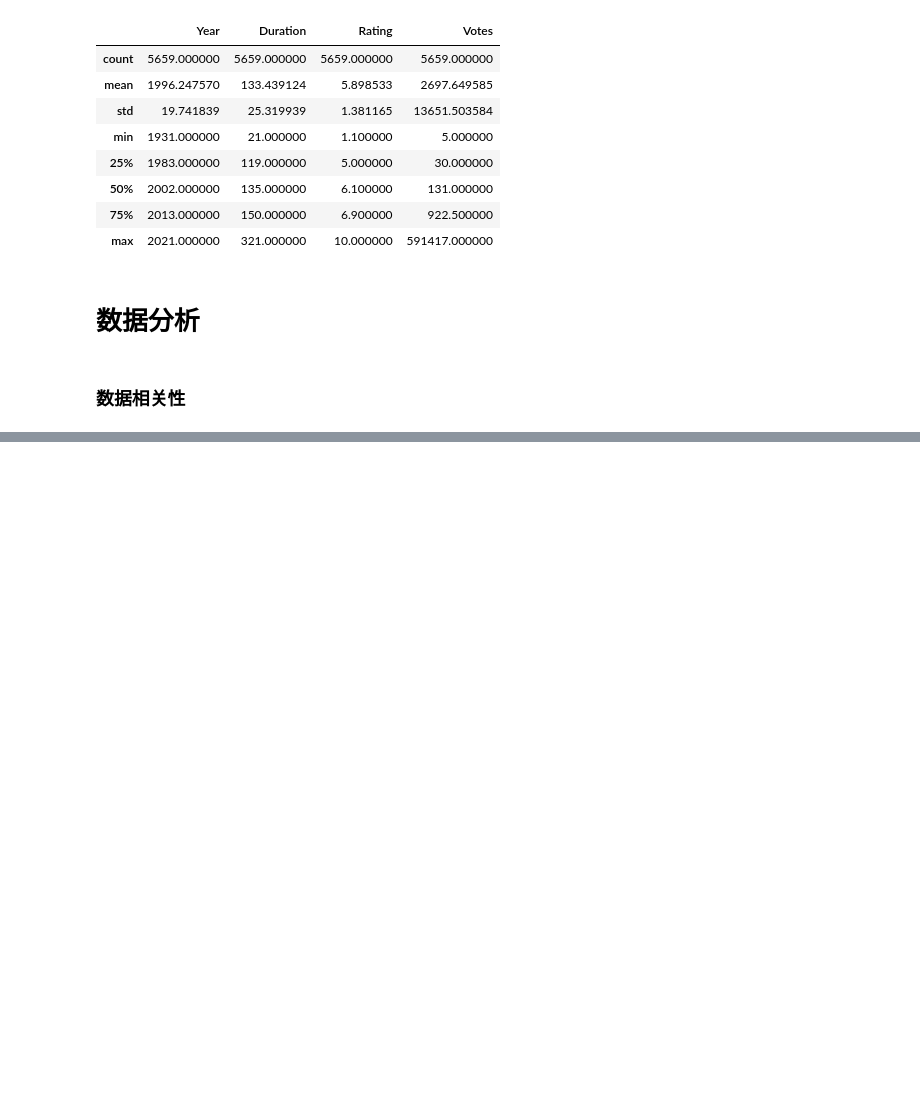
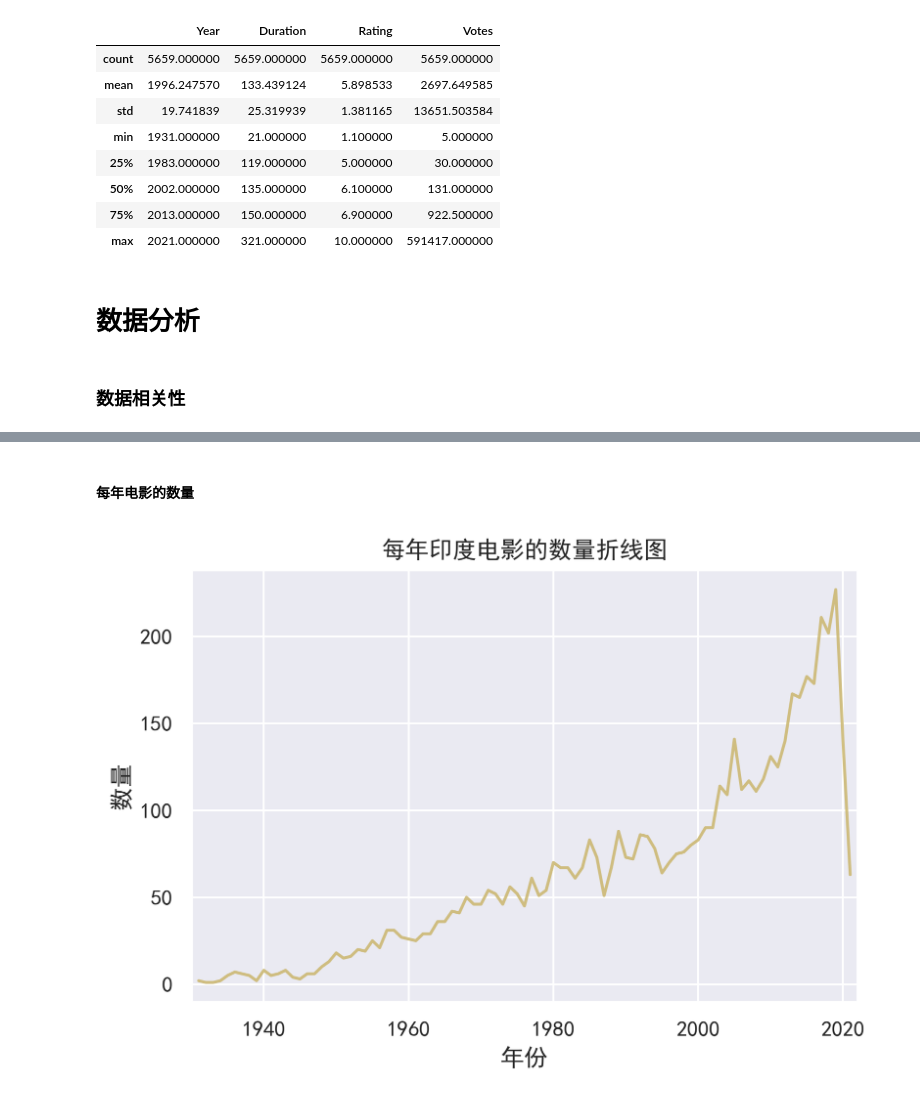
Before and after one commit to god13less/kaggle_competition, a Jupyter notebook: IMDB_Indian_Movies_Dataset/versionz_0.0.ipynb, the cells around one changed output, grey strips where cells are left out. Drawn from its saved outputs; the diff is of its cells as text; code cells hidden in the pictures; blank space fills up the shorter version.

```diff
--- a/IMDB_Indian_Movies_Dataset/versionz_0.0.ipynb
+++ b/IMDB_Indian_Movies_Dataset/versionz_0.0.ipynb
@@ -63,0 +53,15 @@ sns.heatmap(corrs,
+# %%
+cnt=0    # 计数
+dict1={} # 保存年份
+dict2={} # 保存数量
+dict3={} # 保存评分的平均分
+dict4={} # 保存评分的最大值
+dict5={} # 保存评分最大的电影的编号
+for gp, data in year_data:
+    cnt+=1
+    dict1[cnt]=gp
+    dict2[cnt]=data.shape[0]
+    dict3[cnt]=np.mean(data['Rating'])
+    dict4[cnt]=np.max(data['Rating'])
+dict_={'year':dict1,'cnt':dict2,'means':dict3,'max':dict4}
+movie_num_every_year=pd.DataFrame(dict_)
@@ -63,0 +84,19 @@ sns.heatmap(corrs,
+# %% [markdown]
+#### 每年电影的数量
+# %%
+# 在我的 notebook 里，要设置下面两行才能显示中文
+plt.rcParams['font.family'] = ['sans-serif']
+plt.rcParams['font.sans-serif'] = ['SimHei']
+
+fig= plt.figure(dpi=300)
+plt.rcParams['savefig.dpi'] = 300 #图片像素
+x=movie_num_every_year['year'].values
+y1=movie_num_every_year['cnt'].values
+plt.plot(x,y1,c='y',marker='',alpha=0.9)
+plt.xlim(1930,2022)
+plt.title("每年印度电影的数量折线图")
+plt.xlabel("年份")
+plt.ylabel("数量")
+plt.savefig("每年电影数量.jpg")
+# %% [output]
+[figure, added]
```
Also changed, not shown: parts of 49 cells of this notebook, 10 other files.
